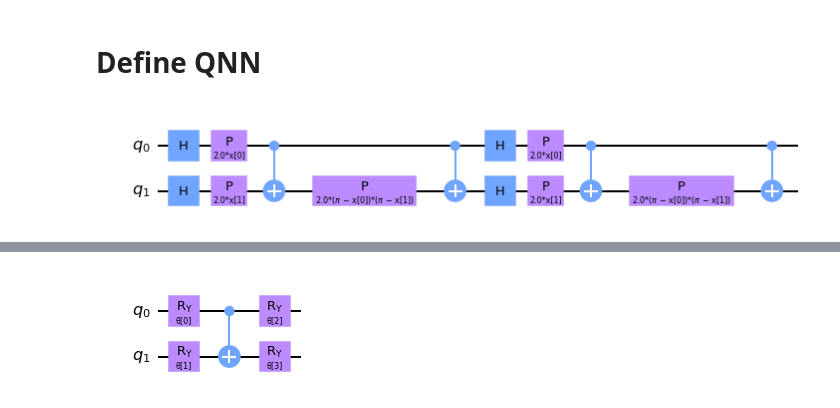
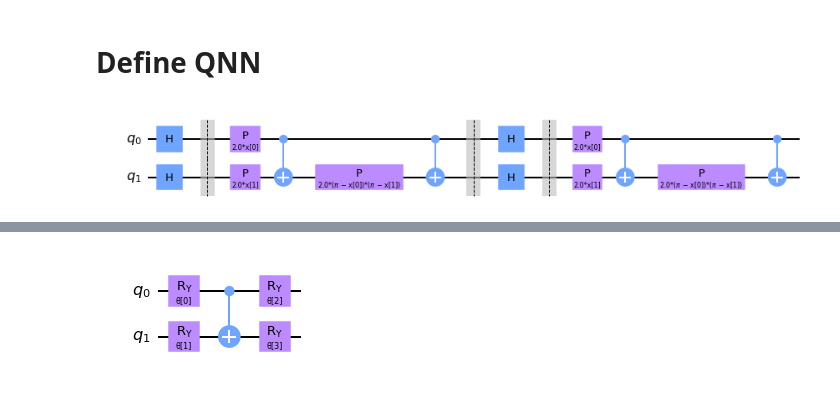
Before and after one commit to mrdobson/SENSIP_2021_REU, a Jupyter notebook: jpnb/mnist_qnn_2class.ipynb, the cells around one changed output, grey strips where cells are left out. Drawn from its saved outputs; the diff is of its cells as text; code cells hidden in the pictures.

```diff
--- a/jpnb/mnist_qnn_2class.ipynb
+++ b/jpnb/mnist_qnn_2class.ipynb
@@ -133,7 +133,7 @@ test_loader = DataLoader(X_test, batch_size=1, shuffle=True)
 num_inputs = 2
 # %%
 # ZZ is 2nd order Pauli expansion circuit
-fm = ZZFeatureMap(num_inputs)
+fm = ZZFeatureMap(num_inputs, insert_barriers=True)
 fm.draw(output='mpl')
 # %% [output]
-[figure, old version]
+[figure, new version]
```
Also changed, not shown: parts of 22 cells of this notebook.
